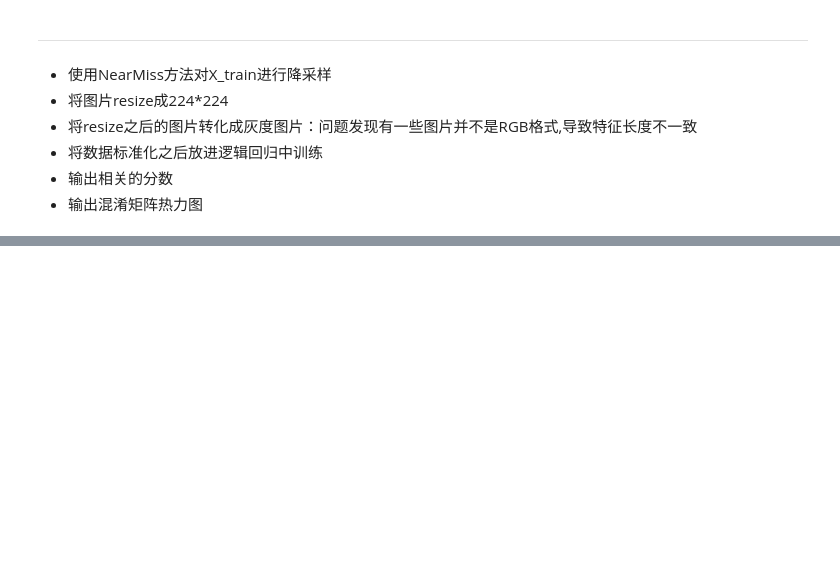
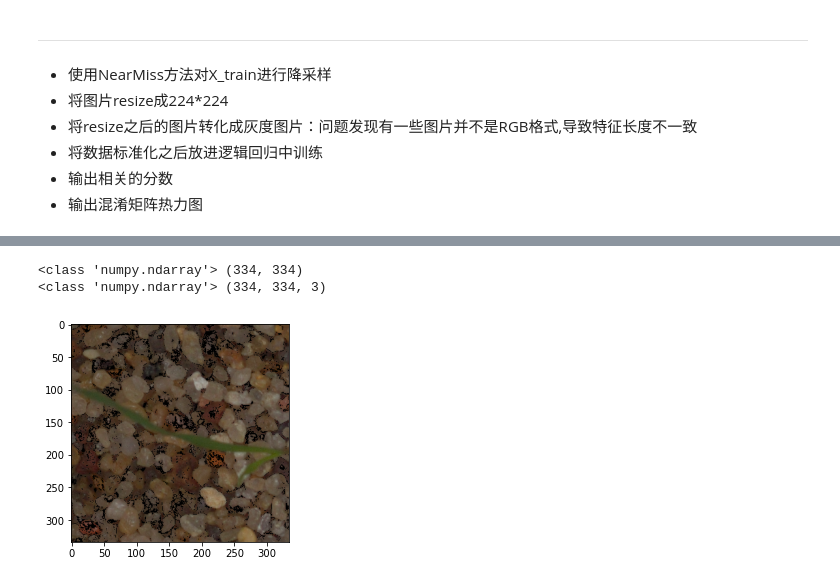
Before and after one commit to ShAn3003/FeatureEngeneer, a Jupyter notebook: src/data_preprocess.ipynb, the cells around one changed output, grey strips where cells are left out. Saved outputs shown, nothing was run; the diff lists cells and outputs as text; code cells hidden in the pictures; blank space fills up the shorter version.

```diff
--- a/src/data_preprocess.ipynb
+++ b/src/data_preprocess.ipynb
@@ -107,5 +77,0 @@ resizeimagelists[0][0].size
-# %%
-for sublist in resizeimagelists:
-    for img in sublist:
-        if img.size!=size:
-            print("WRONG")
@@ -123,4 +77,0 @@ y = [[np.array(i) for i in labellist]for labellist in labellists]
-# %%
-for idx,i in enumerate(X[0]):
-    if len(i)!=224*224:
-        print("WRONG",len(i),idx,type(i))
@@ -132,4 +77,0 @@ X_train,X_test,y_train,y_test = train_test_split(X_combined,y_combined,random_st
-# %%
-for idx,i in enumerate(X_train):
-    if len(i)!=50176:
-        print("WRONG",len(i),idx)
@@ -188,0 +195,22 @@ plt.show()
+# %%
+def colorseg_rgb(img):
+    image_array = np.array(img)
+    red_mask = ((image_array[:,:,0]>40) & (image_array[:,:,0]<70))
+    green_mask = (image_array[:,:,1]>60)
+    blue_mask = ((image_array[:,:,2]<40) & (image_array[:,:,2]>20))
+    print(type(red_mask),red_mask.shape)
+    segmented_image = np.zeros_like(image_array)
+
+    segmented_image[red_mask] = image_array[red_mask]
+    segmented_image[green_mask] = image_array[green_mask]
+    segmented_image[blue_mask] = image_array[blue_mask]
+    return segmented_image
+
+img = colorseg_rgb(imagelists[0][0].convert('RGB'))
+print(type(img),img.shape)
+plt.imshow(img)
+plt.show()
+# %% [output]
+<class 'numpy.ndarray'> (334, 334)
+<class 'numpy.ndarray'> (334, 334, 3)
+[figure, added]
```
Also changed, not shown: parts of 149 cells of this notebook.
